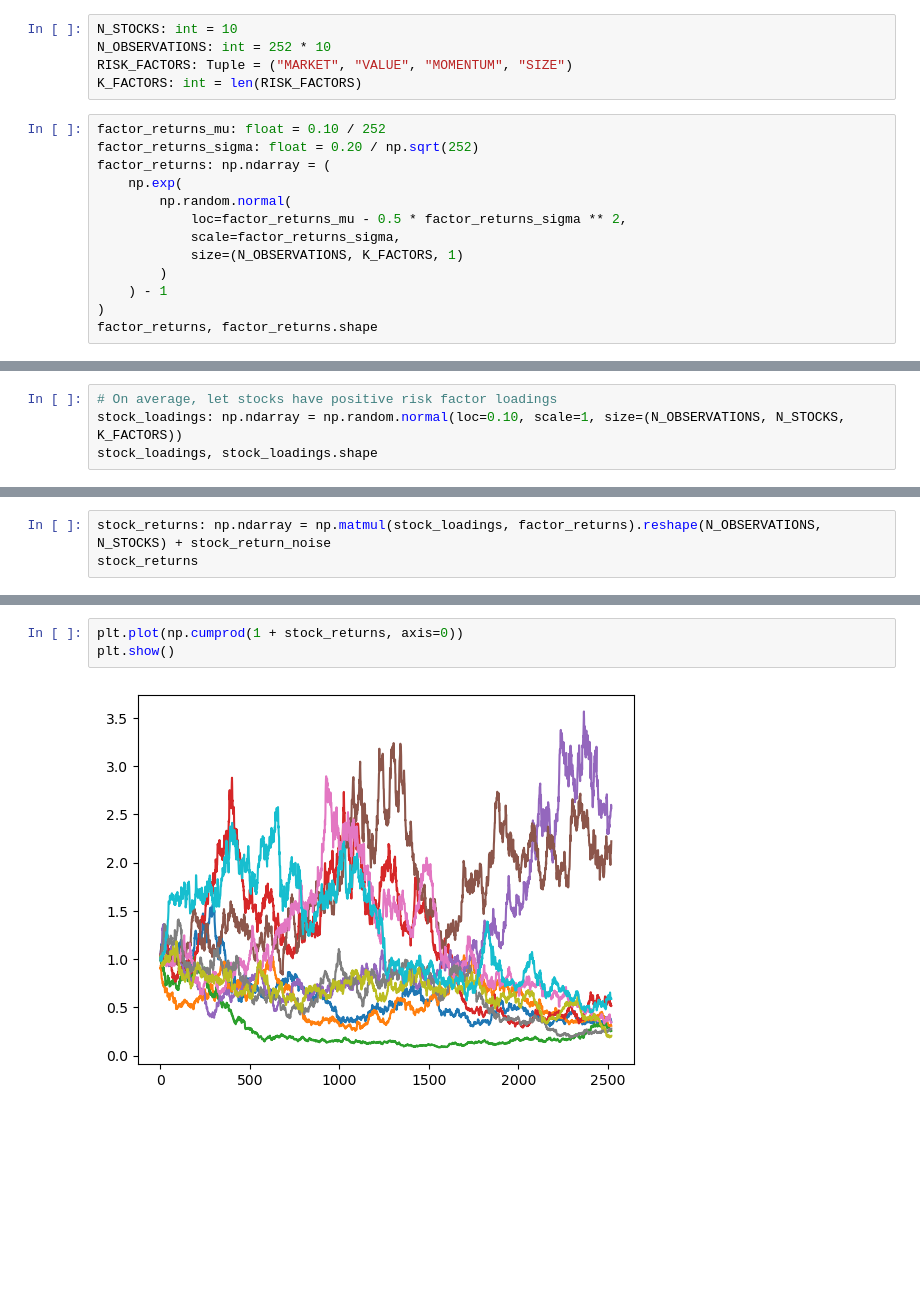
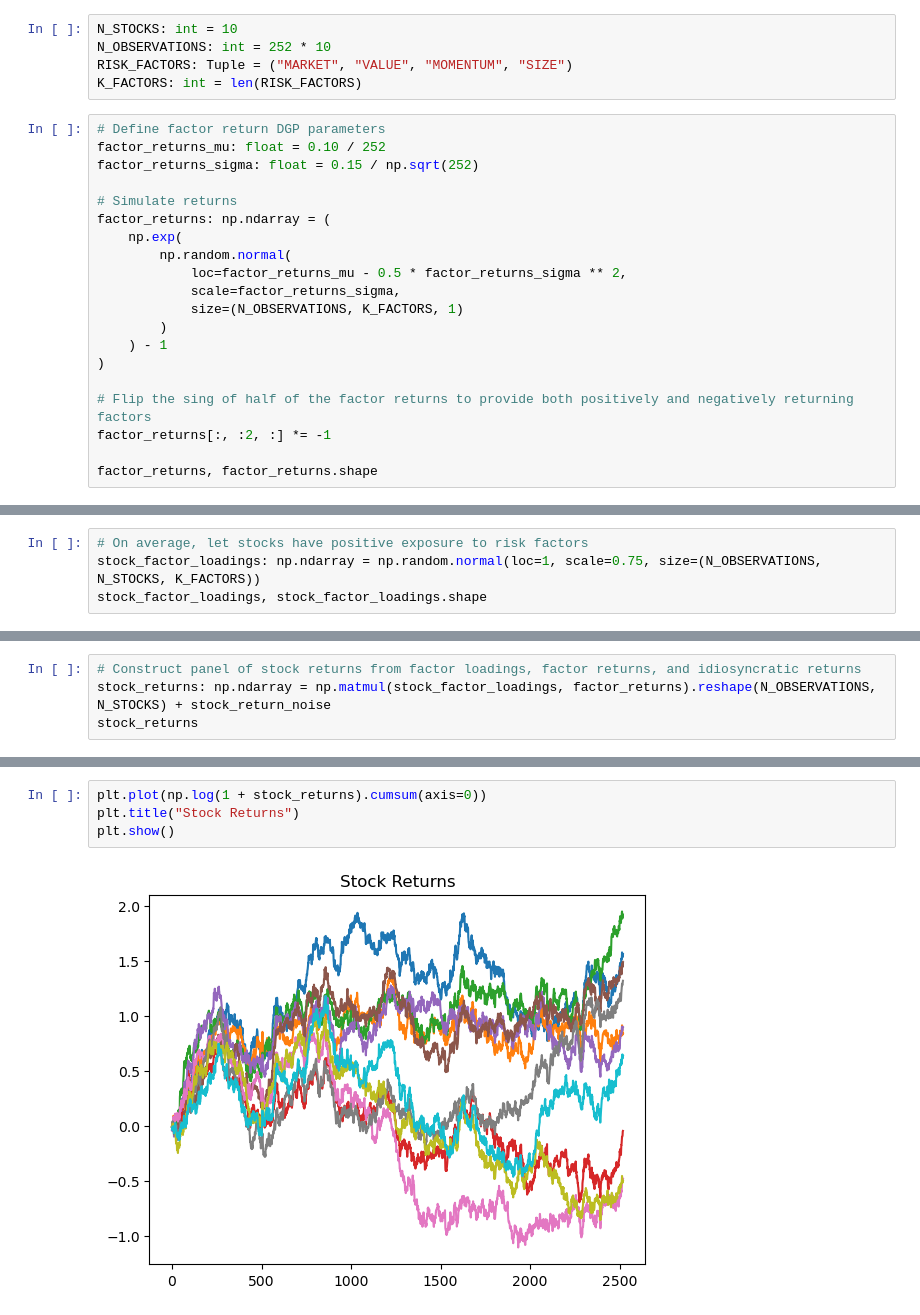
Before and after one commit to marcuskastevens/quant_research, a Jupyter notebook: pca_risk_model.ipynb, the cells around one changed output, grey strips where cells are left out. Drawn from its saved outputs; the diff is of its cells as text; blank space fills up the shorter version.

```diff
--- a/pca_risk_model.ipynb
+++ b/pca_risk_model.ipynb
@@ -13,8 +15,11 @@ N_OBSERVATIONS: int = 252 * 10
 RISK_FACTORS: Tuple = ("MARKET", "VALUE", "MOMENTUM", "SIZE")
 K_FACTORS: int = len(RISK_FACTORS)
 # %%
+# Define factor return DGP parameters
 factor_returns_mu: float = 0.10 / 252
-factor_returns_sigma: float = 0.20 / np.sqrt(252)
+factor_returns_sigma: float = 0.15 / np.sqrt(252)
+
+# Simulate returns
 factor_returns: np.ndarray = (
     np.exp(
         np.random.normal(
@@ -24,5 +29,9 @@ factor_returns: np.ndarray = (
         )
     ) - 1
 )
+
+# Flip the sing of half of the factor returns to provide both positively and negatively returning factors
+factor_returns[:, :2, :] *= -1
+
 factor_returns, factor_returns.shape
 # %% [output]
@@ -46,5 +61,5 @@ factor_returns, factor_returns.shape
 # %%
-# On average, let stocks have positive risk factor loadings
-stock_loadings: np.ndarray = np.random.normal(loc=0.10, scale=1, size=(N_OBSERVATIONS, N_STOCKS, K_FACTORS))
-stock_loadings, stock_loadings.shape
+# On average, let stocks have positive exposure to risk factors
+stock_factor_loadings: np.ndarray = np.random.normal(loc=1, scale=0.75, size=(N_OBSERVATIONS, N_STOCKS, K_FACTORS))
+stock_factor_loadings, stock_factor_loadings.shape
 # %% [output]
@@ -85,4 +101,5 @@ array([[ 0.00057432, -0.00241523,  0.00171633, ...,  0.0032998 ,
 # %%
-stock_returns: np.ndarray = np.matmul(stock_loadings, factor_returns).reshape(N_OBSERVATIONS, N_STOCKS) + stock_return_noise
+# Construct panel of stock returns from factor loadings, factor returns, and idiosyncratic returns
+stock_returns: np.ndarray = np.matmul(stock_factor_loadings, factor_returns).reshape(N_OBSERVATIONS, N_STOCKS) + stock_return_noise
 stock_returns
 # %% [output]
@@ -102,5 +119,6 @@ array([[-0.01389877, -0.09143787,  0.0053145 , ...,  0.02321999,
 # %%
-plt.plot(np.cumprod(1 + stock_returns, axis=0))
+plt.plot(np.log(1 + stock_returns).cumsum(axis=0))
+plt.title("Stock Returns")
 plt.show()
 # %% [output]
-[figure, old version]
+[figure, new version]
```
Also changed, not shown: parts of 45 cells of this notebook, 1 other file.
